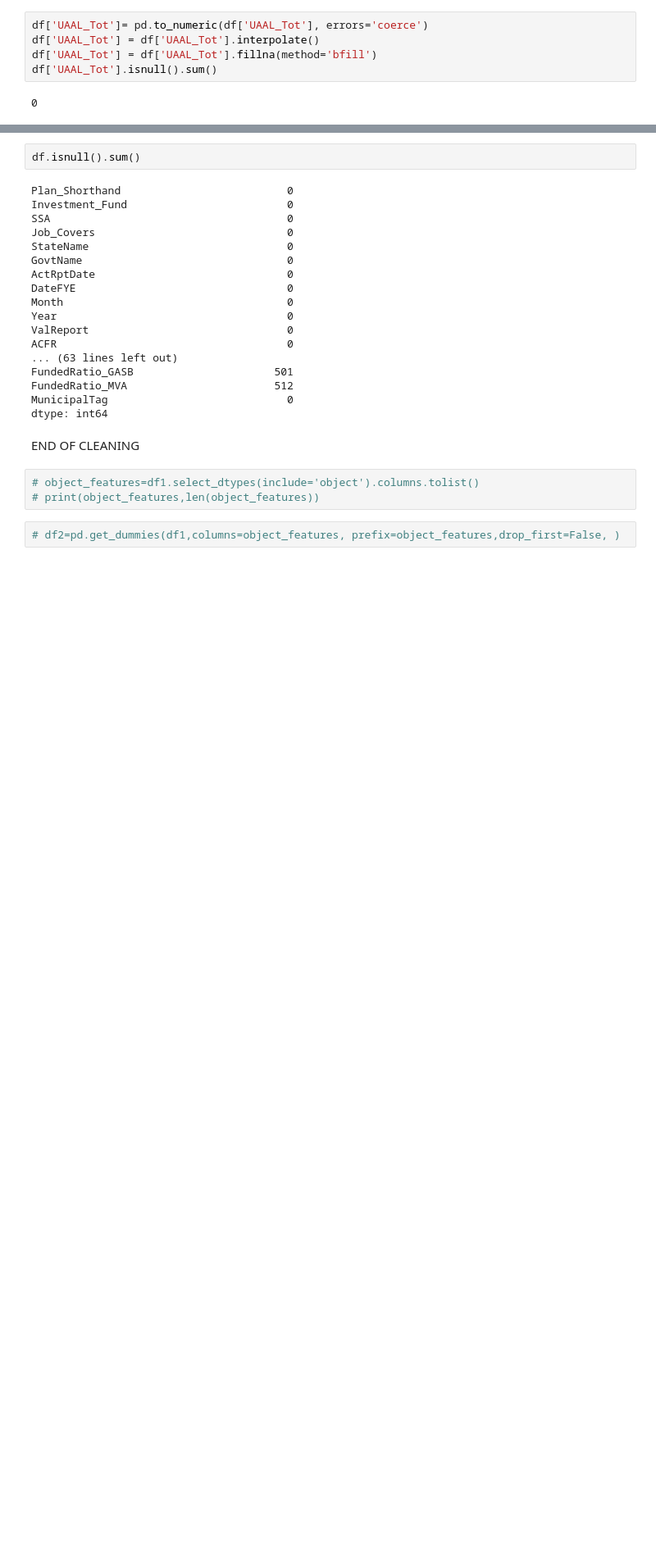
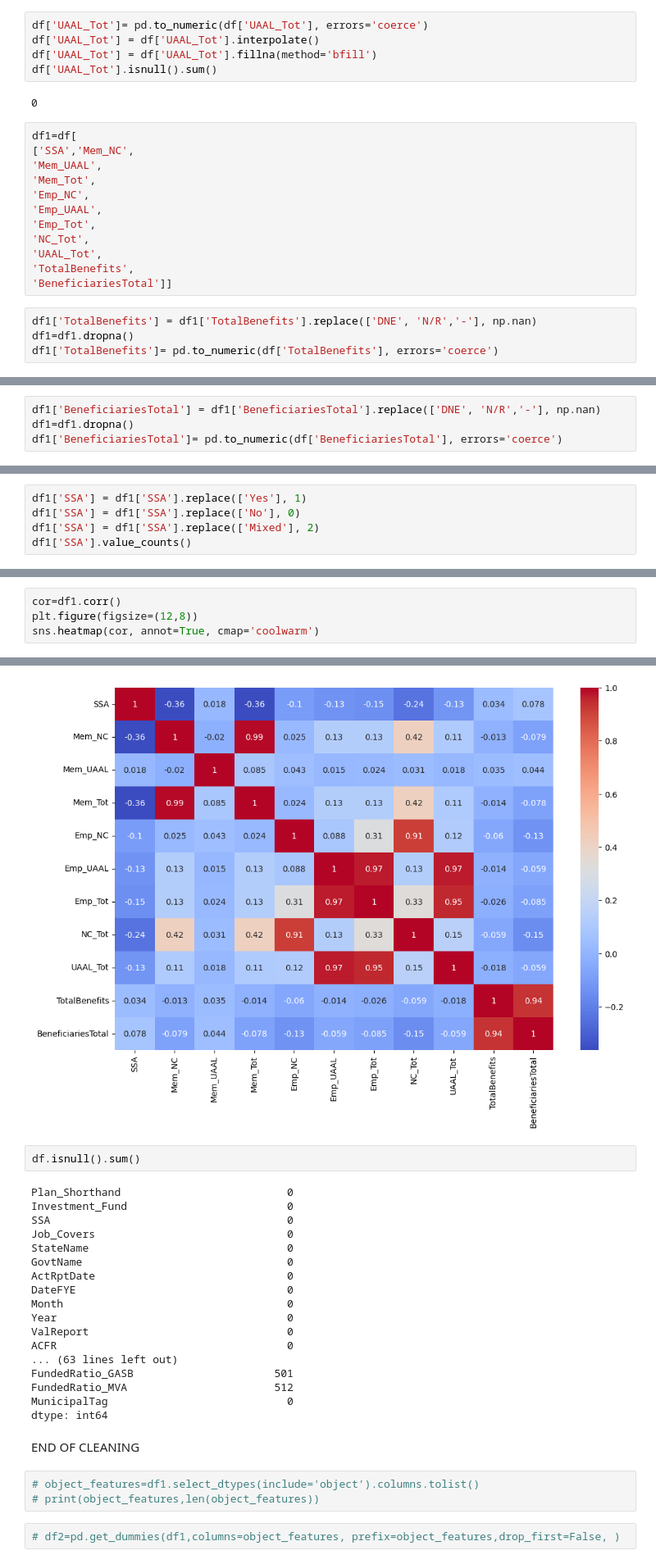
Before and after one commit to saeel-g/EquableInsights_DBFinance, a Jupyter notebook: regression.ipynb, the cells around one changed output, grey strips where cells are left out. Shown at 82% size. Drawn from its saved outputs; the diff is of its cells as text; blank space fills up the shorter version.

```diff
--- a/regression.ipynb
+++ b/regression.ipynb
@@ -316,3 +316,19 @@ df['UAAL_Tot'] = df['UAAL_Tot'].fillna(method='bfill')
 df['UAAL_Tot'].isnull().sum()
 # %% [output]
 0
+# %%
+df1=df[
+['SSA','Mem_NC',
+'Mem_UAAL',
+'Mem_Tot',
+'Emp_NC',
+'Emp_UAAL',
+'Emp_Tot',
+'NC_Tot',
+'UAAL_Tot',
+'TotalBenefits',
+'BeneficiariesTotal']]
+# %%
+df1['TotalBenefits'] = df1['TotalBenefits'].replace(['DNE', 'N/R','-'], np.nan)
+df1=df1.dropna()
+df1['TotalBenefits']= pd.to_numeric(df['TotalBenefits'], errors='coerce')
@@ -318,0 +341,4 @@ df['UAAL_Tot'].isnull().sum()
+# %%
+df1['BeneficiariesTotal'] = df1['BeneficiariesTotal'].replace(['DNE', 'N/R','-'], np.nan)
+df1=df1.dropna()
+df1['BeneficiariesTotal']= pd.to_numeric(df['BeneficiariesTotal'], errors='coerce')
@@ -318,0 +365,5 @@ df['UAAL_Tot'].isnull().sum()
+# %%
+df1['SSA'] = df1['SSA'].replace(['Yes'], 1)
+df1['SSA'] = df1['SSA'].replace(['No'], 0)
+df1['SSA'] = df1['SSA'].replace(['Mixed'], 2)
+df1['SSA'].value_counts()
@@ -318,0 +395,5 @@ df['UAAL_Tot'].isnull().sum()
+# %%
+cor=df1.corr()
+plt.figure(figsize=(12,8))
+sns.heatmap(cor, annot=True, cmap='coolwarm')
+# %% [output]
@@ -319,3 +401,4 @@ df['UAAL_Tot'].isnull().sum()
+[figure, added]
 # %%
 df.isnull().sum()
 # %% [output]
```
Also changed, not shown: parts of 8 cells of this notebook.
